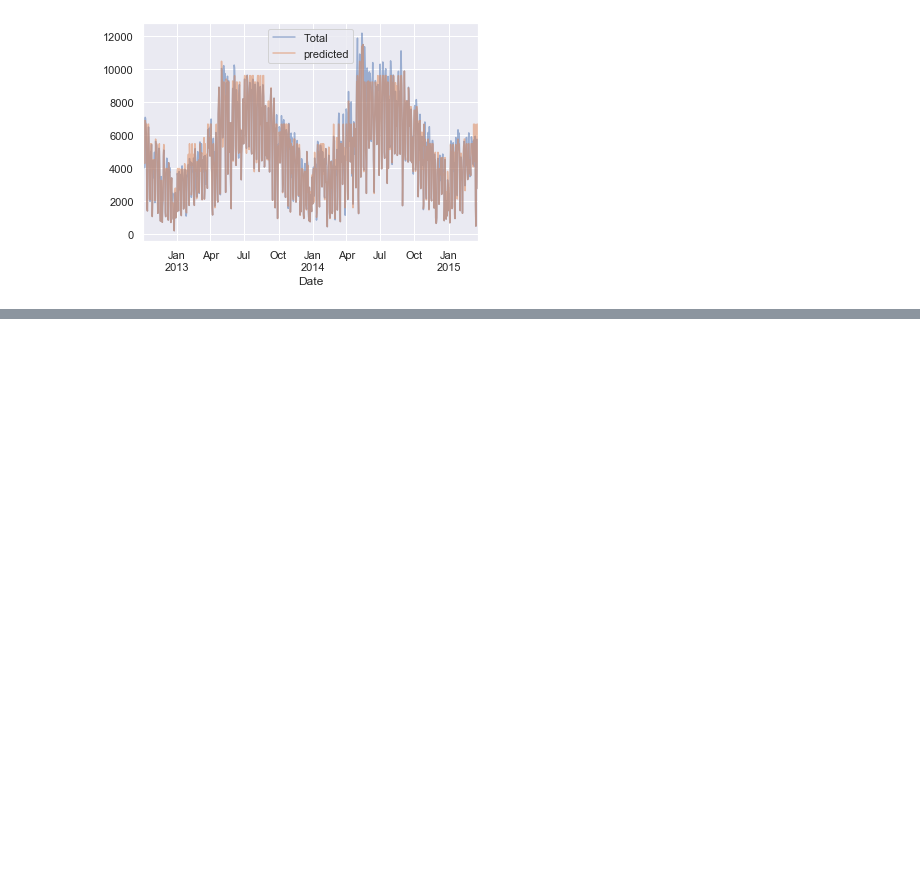
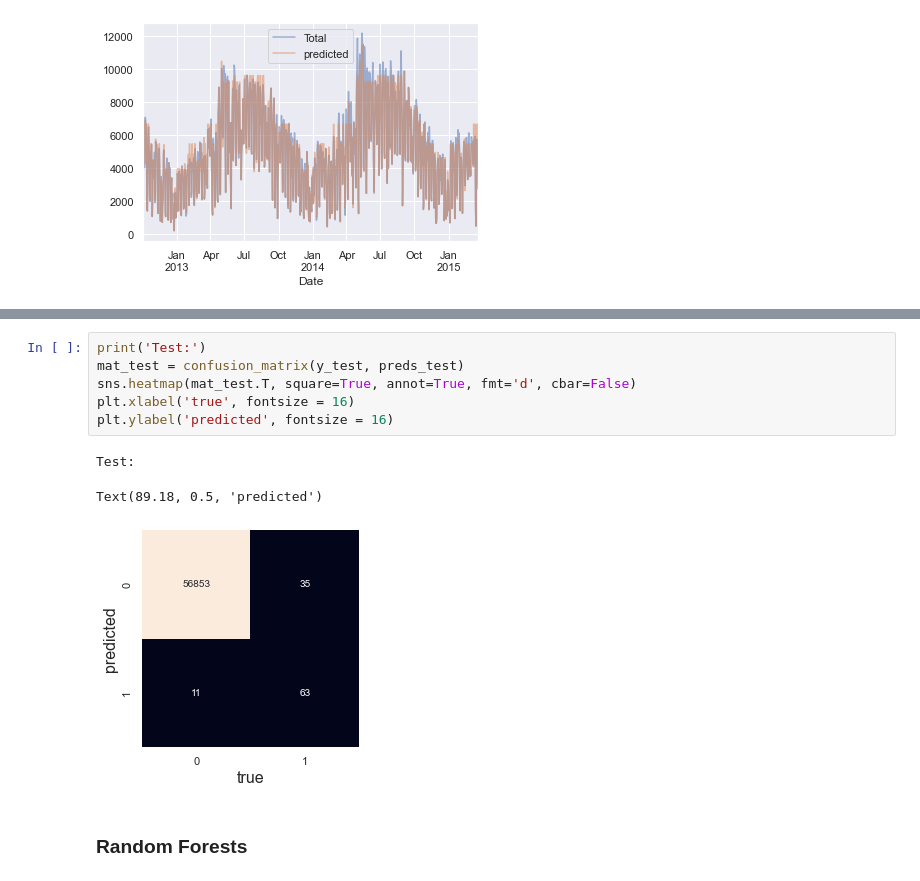
Before and after one commit to yin-penghang/AMAT593, a Jupyter notebook: 13_Ensemble-Methods/02-Random Forests.ipynb, the cells around one changed output, grey strips where cells are left out. Cells and saved outputs as stored; diff of their text form; blank space fills up the shorter version.

```diff
--- a/13_Ensemble-Methods/02-Random Forests.ipynb
+++ b/13_Ensemble-Methods/02-Random Forests.ipynb
@@ -460,0 +596,12 @@ A primary disadvantage of random forests is that the results are not easily inte
+# %%
+print('Test:')
+mat_test = confusion_matrix(y_test, preds_test)
+sns.heatmap(mat_test.T, square=True, annot=True, fmt='d', cbar=False)
+plt.xlabel('true', fontsize = 16)
+plt.ylabel('predicted', fontsize = 16)
+# %% [output]
+Test:
+Text(89.18, 0.5, 'predicted')
+[figure, added]
+# %% [markdown]
+### Random Forests
```
Also changed, not shown: parts of 60 cells of this notebook.
